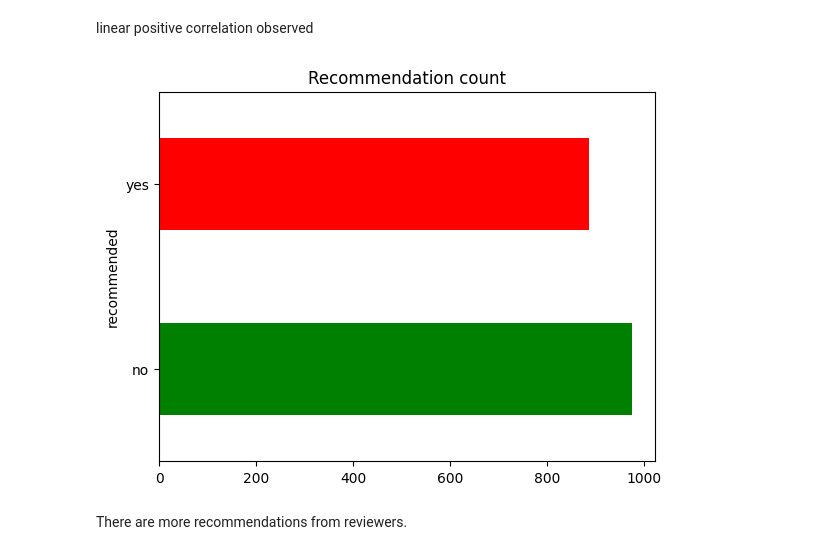
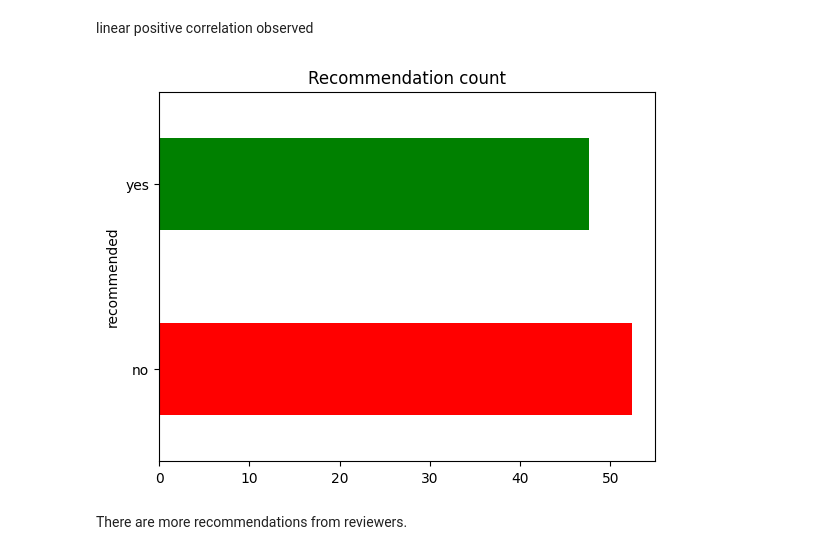
Before and after one commit to Ibrahimjnr10/British-airways-forage-Internship, a Jupyter notebook: TASK 1/EDA/EDA.ipynb, the cells around one changed output. Drawn from its saved outputs; the diff is of its cells as text; code cells hidden in the pictures.

```diff
--- a/TASK 1/EDA/EDA.ipynb
+++ b/TASK 1/EDA/EDA.ipynb
@@ -487,10 +487,10 @@ sns.regplot(data=recent_ratings,x='ground_service', y= 'pricing',x_estimator= np
 # %% [markdown]
 linear positive correlation observed
 # %%
-recent_ratings.recommended.value_counts().plot(kind= 'barh',color= ['green','red'],title='Recommendation count')
+(recent_ratings.recommended.value_counts(normalize= True)*100).plot(kind= 'barh',color= ['red','green'],title='Recommendation count')
 plt.show()
 # %% [output]
-[figure, old version]
+[figure, new version]
 # %% [markdown]
 There are more recommendations from reviewers.
 # %% [markdown]
```
Also changed, not shown: parts of 5 cells of this notebook, 3 other files.
